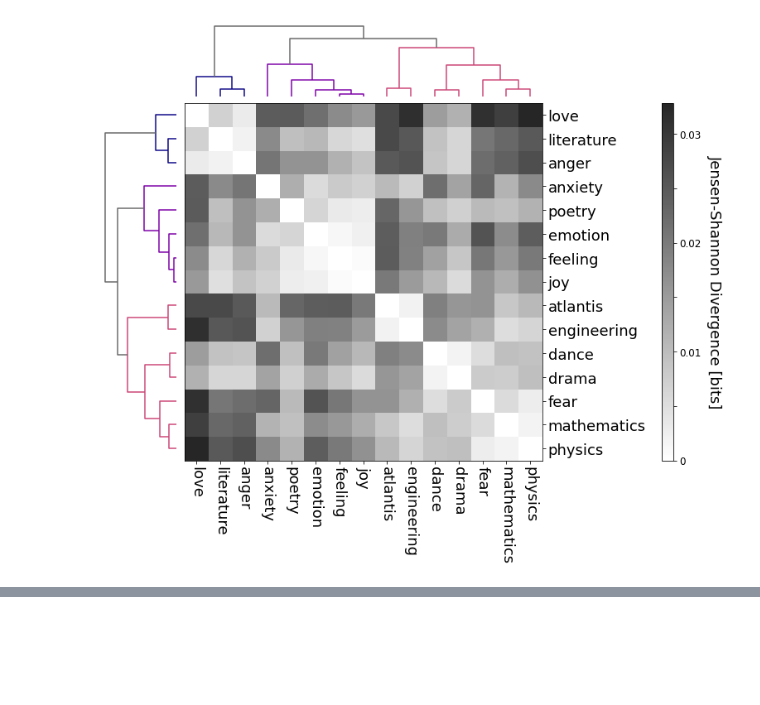
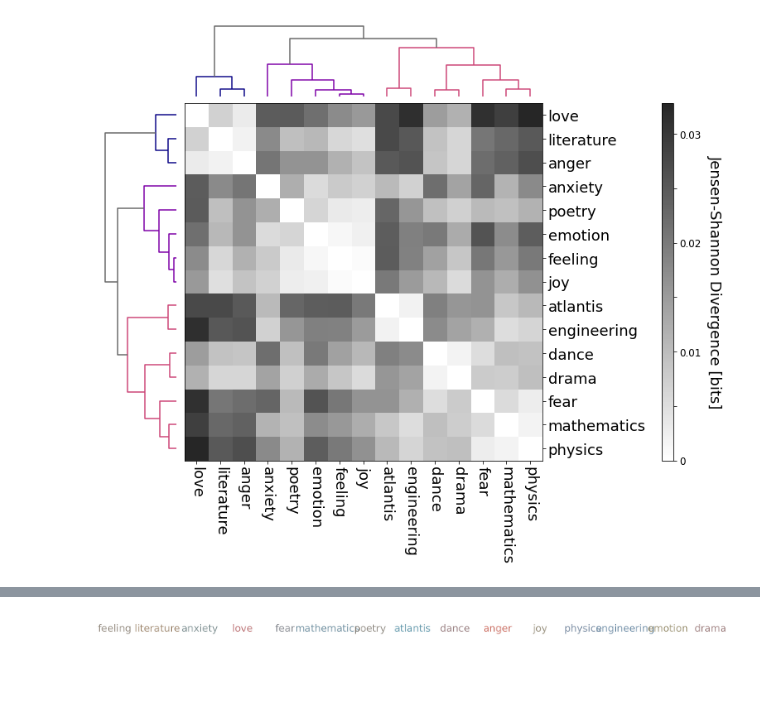
Before and after one commit to comp-syn/comp-syn, a Jupyter notebook: notebooks/compsyn_package_pipeline.ipynb, the cells around one changed output, grey strips where cells are left out. Saved outputs shown, nothing was run; the diff lists cells and outputs as text; code cells hidden in the pictures; blank space fills up the shorter version.

```diff
--- a/notebooks/compsyn_package_pipeline.ipynb
+++ b/notebooks/compsyn_package_pipeline.ipynb
@@ -123,0 +124,4 @@ viz.plot_tsne()
+# %%
+viz.plot_word_colors(word_distance=0.4, size=40)
+# %% [output]
+[figure, added]
```
Also changed, not shown: parts of 6 cells of this notebook, 2 other files.
